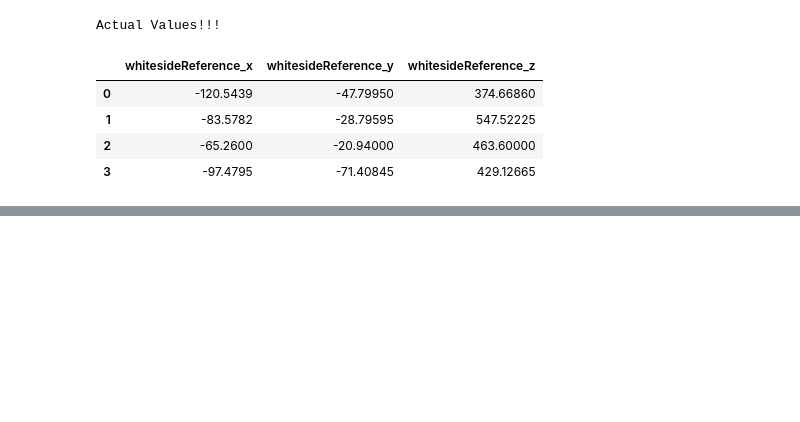
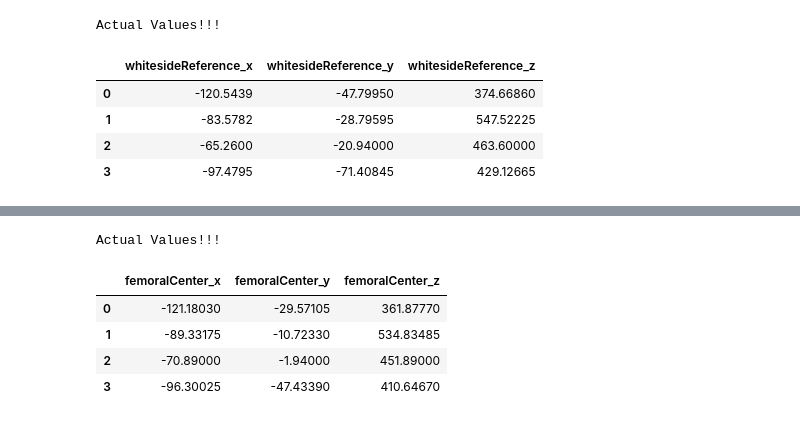
Before and after one commit to raminrafi/Regression-Model---Detection-of-Landmarks-on-Knee-Joints-Using-CSV-Data, a Jupyter notebook: Regression-csv-femur.ipynb, the cells around one changed output, grey strips where cells are left out. Drawn from its saved outputs; the diff is of its cells as text; code cells hidden in the pictures; blank space fills up the shorter version.

```diff
--- a/Regression-csv-femur.ipynb
+++ b/Regression-csv-femur.ipynb
@@ -464,0 +496,10 @@ Actual Values!!!
+# %%
+print("\nActual Values!!!")
+new_df_y[["femoralCenter_x", "femoralCenter_y", "femoralCenter_z"]]
+# %% [output]
+Actual Values!!!
+|  | femoralCenter_x | femoralCenter_y | femoralCenter_z |
+| 0 | -121.18030 | -29.57105 | 361.87770 |
+| 1 | -89.33175 | -10.72330 | 534.83485 |
+| 2 | -70.89000 | -1.94000 | 451.89000 |
+| 3 | -96.30025 | -47.43390 | 410.64670 |
```
Also changed, not shown: parts of 14 cells of this notebook.
